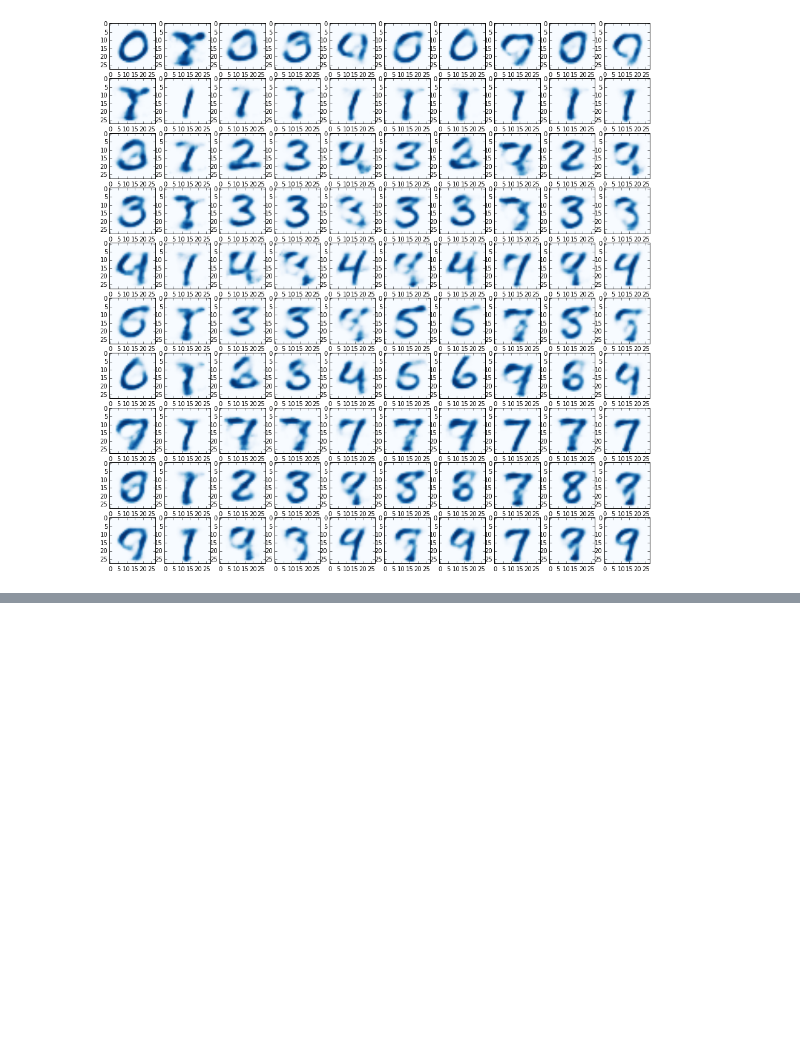
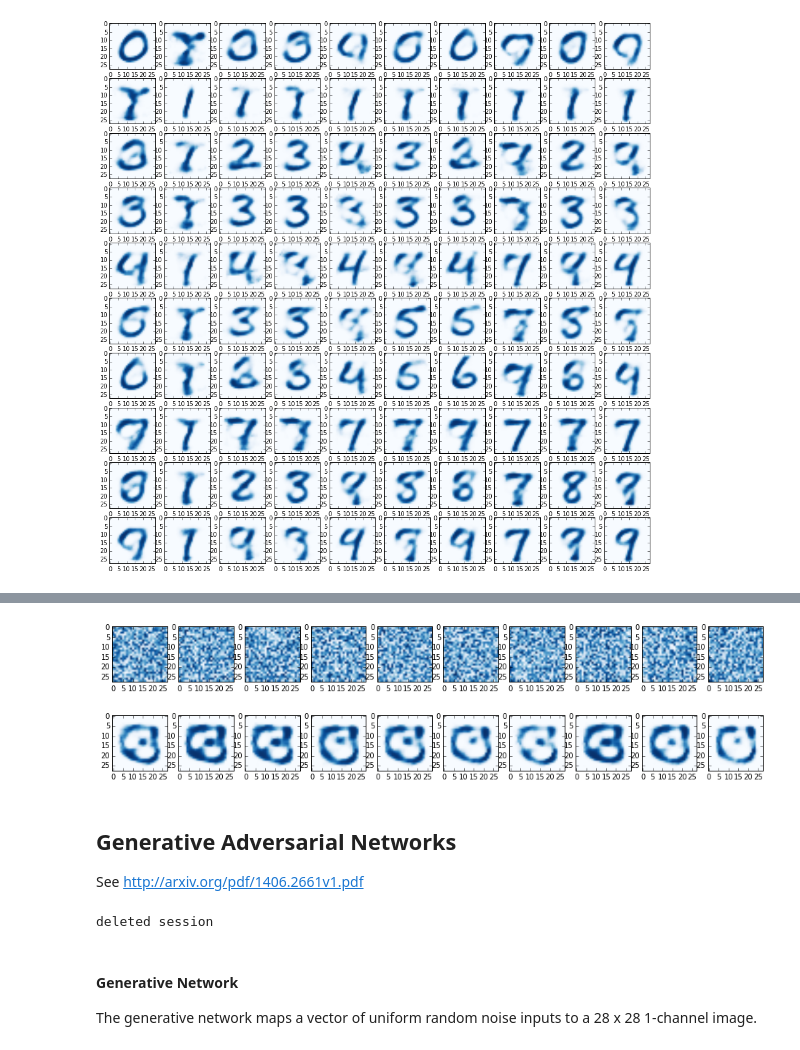
Before and after one commit to jeffschecter/sandbox, a Jupyter notebook: MNIST.ipynb, the cells around one changed output, grey strips where cells are left out. Drawn from its saved outputs; the diff is of its cells as text; code cells hidden in the pictures; blank space fills up the shorter version.

Commit message:
starting work on adversarial nets

```diff
--- a/MNIST.ipynb
+++ b/MNIST.ipynb
@@ -361,7 +362,7 @@ x = tf.placeholder(tf.float32, shape=[None, 28, 28])
 # %% [markdown]
 #### Internal Structure and Outputs
 # %%
-def RestrictedBoltzmanMachine(inp, shape, nonlin=elu, init=0.001, scope="RBM"):
+def HiddenLayer(inp, shape, nonlin=elu, init=0.001, scope="RBM"):
     with tf.name_scope(scope) as ns:
         W = weight_variable(shape, init=init)
         b = bias_variable([shape[1]], init=init)
@@ -374,23 +375,23 @@ with tf.name_scope("enc_input") as scope:
     x_flat = tf.reshape(x_scaled, [-1, 28 * 28])
 
 # Encoder
-W_enc1, b_enc1, h_enc1 = RestrictedBoltzmanMachine(
+W_enc1, b_enc1, h_enc1 = HiddenLayer(
     x_flat, [28 * 28, 256], scope="enc1")
-W_enc2, b_enc2, h_enc2 = RestrictedBoltzmanMachine(
+W_enc2, b_enc2, h_enc2 = HiddenLayer(
     h_enc1, [256, 128], scope="enc2")
-W_enc3, b_enc3, h_enc3 = RestrictedBoltzmanMachine(
+W_enc3, b_enc3, h_enc3 = HiddenLayer(
     h_enc2, [128, 64], scope="enc3")
-W_enc4, b_enc4, h_enc4 = RestrictedBoltzmanMachine(
+W_enc4, b_enc4, h_enc4 = HiddenLayer(
     h_enc3, [64, 32], scope="enc4")
 
 # Decoder
-W_dec4, b_dec4, h_dec4 = RestrictedBoltzmanMachine(
+W_dec4, b_dec4, h_dec4 = HiddenLayer(
     h_enc4, [32, 64], scope="dec5")
-W_dec3, b_dec3, h_dec3 = RestrictedBoltzmanMachine(
+W_dec3, b_dec3, h_dec3 = HiddenLayer(
     h_dec4, [64, 128], scope="dec4")
-W_dec2, b_dec2, h_dec2 = RestrictedBoltzmanMachine(
+W_dec2, b_dec2, h_dec2 = HiddenLayer(
     h_dec3, [128, 256], scope="dec2")
-W_dec1, b_dec1, h_dec1 = RestrictedBoltzmanMachine(
+W_dec1, b_dec1, h_dec1 = HiddenLayer(
     h_dec2, [256, 28 * 28], nonlin=tf.nn.sigmoid, scope="dec1")
 
 # Munge output
@@ -537,0 +547,26 @@ for i in xrange(10):
+# %%
+noise = np.random.random(size=(10, 28, 28))
+denoised = y_image.eval(feed_dict={x_scaled: noise})
+_, axes = plt.subplots(2, 10)
+axes = axes.reshape(20)
+for x in xrange(10):
+    axes[x].imshow(noise[x], cmap=cm.Blues)
+    axes[x + 10].imshow(denoised[x], cmap=cm.Blues)
+plt.show()
+# %% [output]
+[figure, added]
+# %% [markdown]
+## Generative Adversarial Networks
+See http://arxiv.org/pdf/1406.2661v1.pdf
+# %%
+try:
+    del(sess)
+    print "deleted session"
+except Exception as e:
+    print "no existing session to delete"
+sess = tf.InteractiveSession()
+# %% [output]
+deleted session
+# %% [markdown]
+#### Generative Network
+The generative network maps a vector of uniform random noise inputs to a 28 x 28 1-channel image.
```
Also changed, not shown: parts of 14 cells of this notebook.
